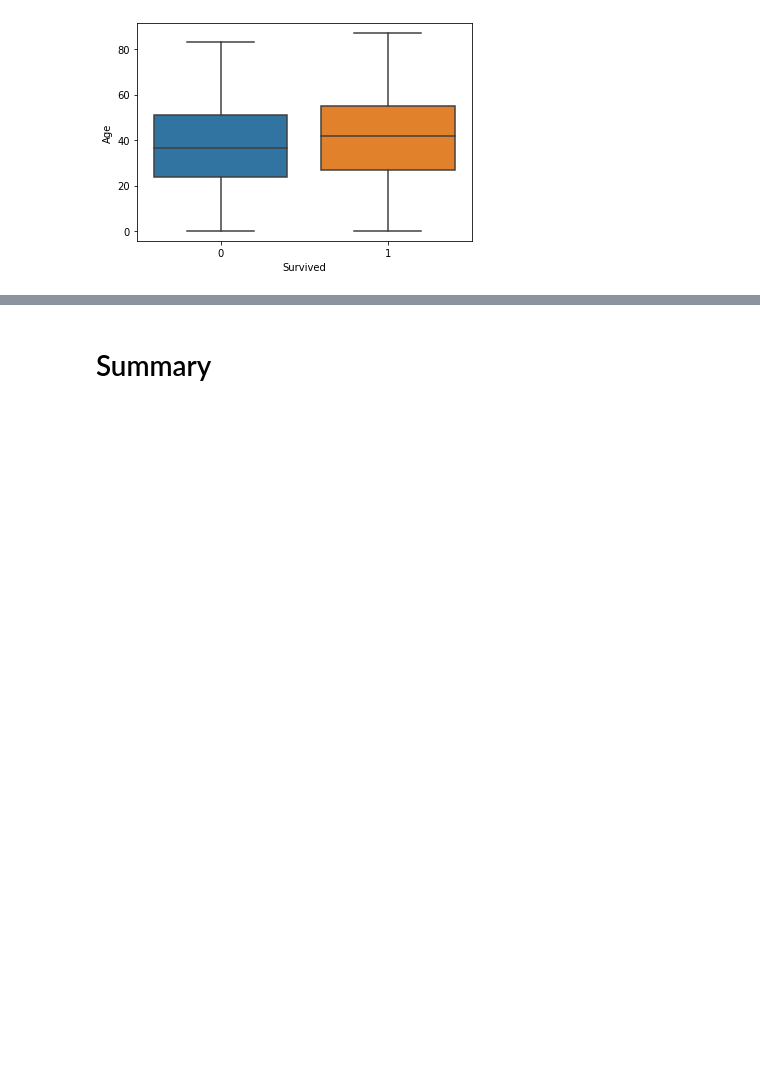
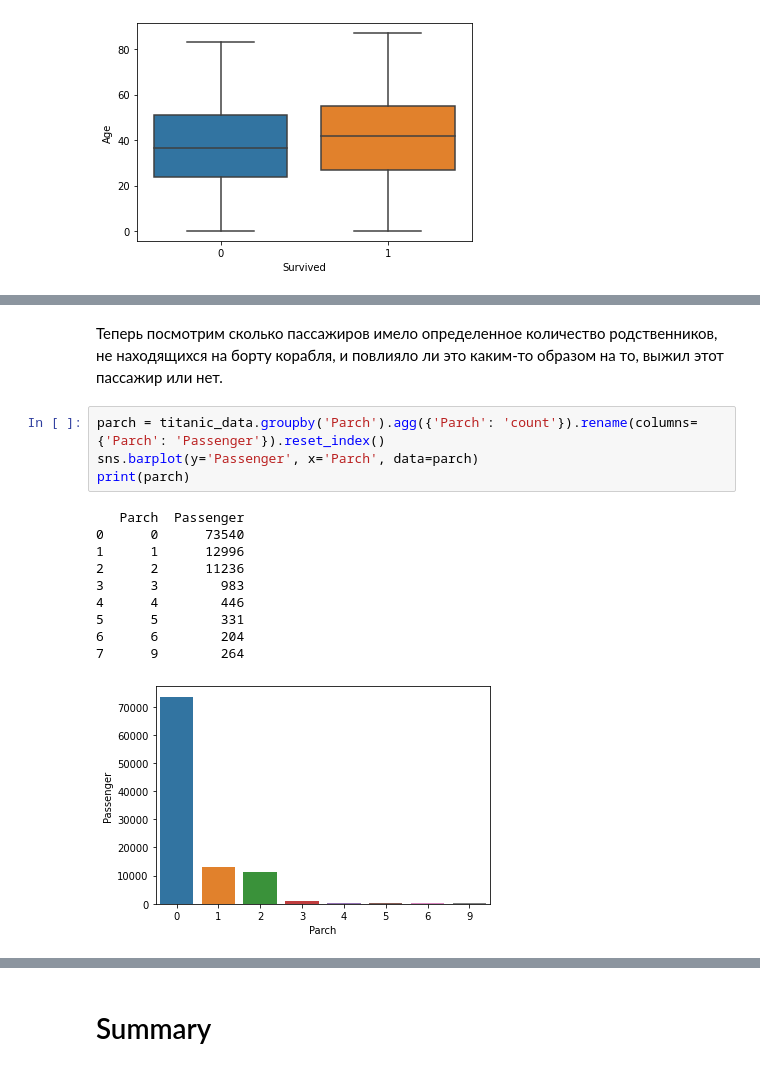
Before and after one commit to liriannamiller/rs_course, a Jupyter notebook: eda.ipynb, the cells around one changed output, grey strips where cells are left out. Saved outputs shown, nothing was run; the diff lists cells and outputs as text; blank space fills up the shorter version.

```diff
--- a/eda.ipynb
+++ b/eda.ipynb
@@ -127,0 +175,17 @@ sns.boxplot(x=titanic_data['Pclass'], y=titanic_data['Age'])
+# %% [markdown]
+Теперь посмотрим сколько пассажиров имело определенное количество родственников, не находящихся на борту корабля, и повлияло ли это каким-то образом на то, выжил этот пассажир или нет.
+# %%
+parch = titanic_data.groupby('Parch').agg({'Parch': 'count'}).rename(columns={'Parch': 'Passenger'}).reset_index()
+sns.barplot(y='Passenger', x='Parch', data=parch)
+print(parch)
+# %% [output]
+   Parch  Passenger
+0      0      73540
+1      1      12996
+2      2      11236
+3      3        983
+4      4        446
+5      5        331
+6      6        204
+7      9        264
+[figure, added]
```
Also changed, not shown: parts of 21 cells of this notebook.
